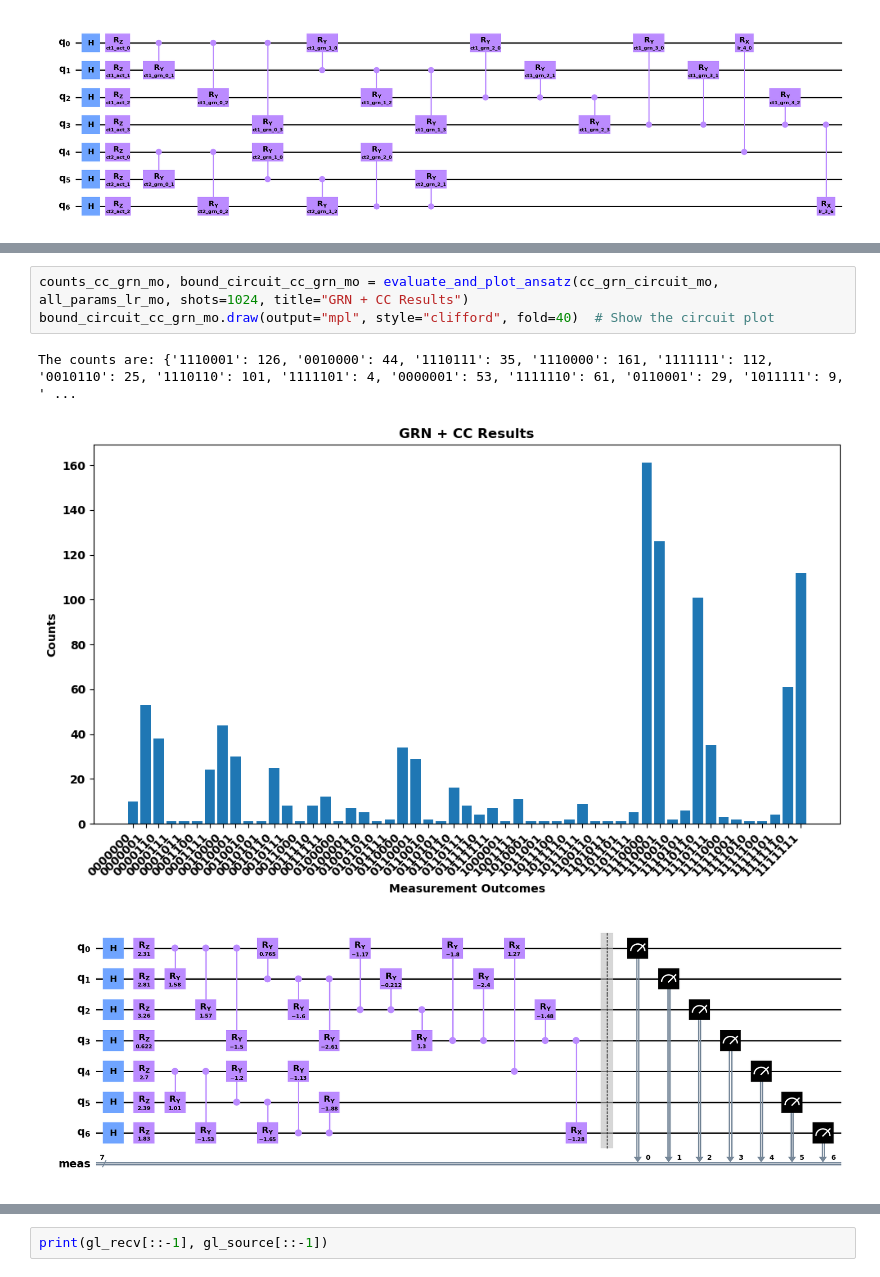
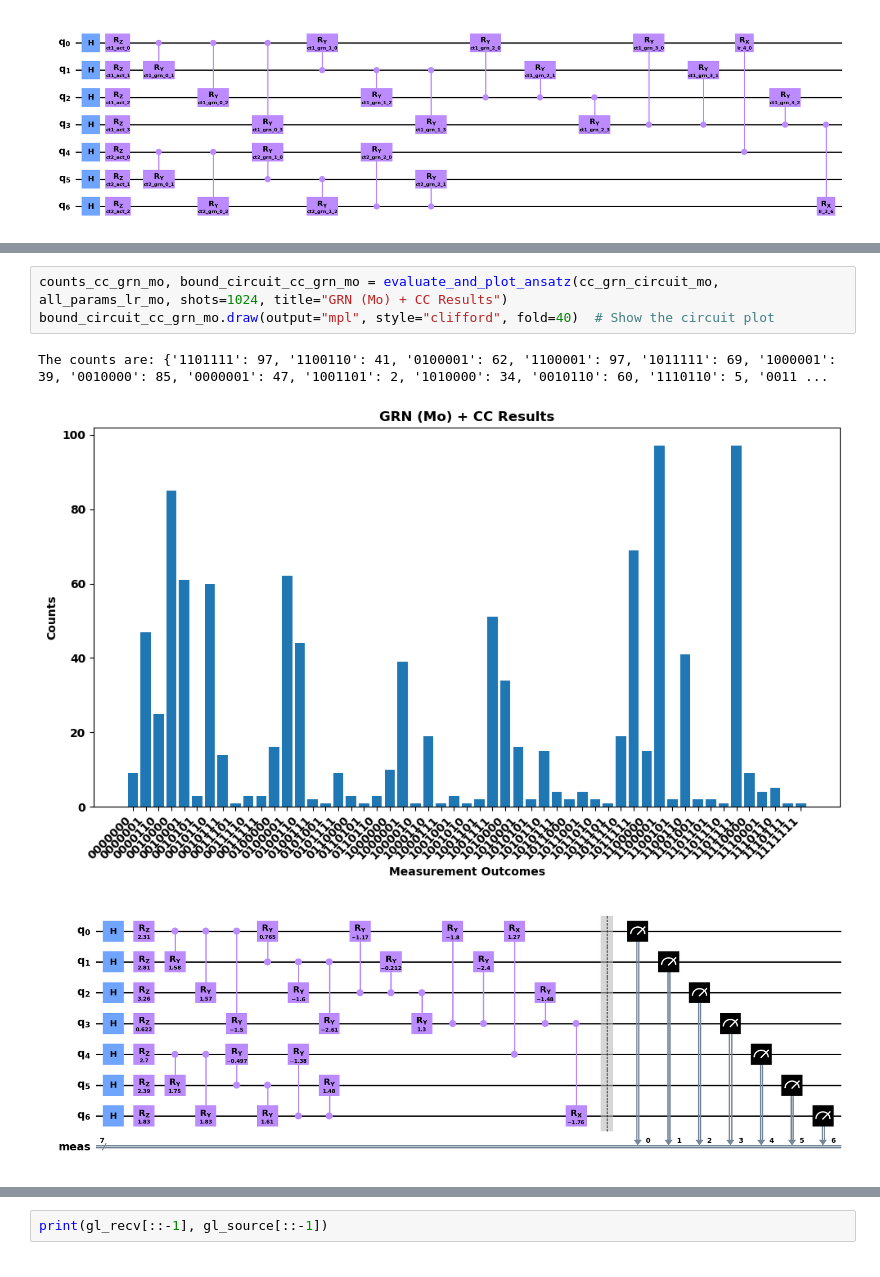
Before and after one commit to cailab-tamu/QuantumXCT, a Jupyter notebook: python/cc_grn_opt2.ipynb, the cells around one changed output, grey strips where cells are left out. Cells and saved outputs as stored; diff of their text form.

```diff
--- a/python/cc_grn_opt2.ipynb
+++ b/python/cc_grn_opt2.ipynb
@@ -611,9 +619,9 @@ Interaction observable LR custom:  SparsePauliOp(['ZIIIZII', 'IIIZIIZ'],
 # %%
-counts_cc_grn_mo, bound_circuit_cc_grn_mo = evaluate_and_plot_ansatz(cc_grn_circuit_mo, all_params_lr_mo, shots=1024, title="GRN + CC Results")
+counts_cc_grn_mo, bound_circuit_cc_grn_mo = evaluate_and_plot_ansatz(cc_grn_circuit_mo, all_params_lr_mo, shots=1024, title="GRN (Mo) + CC Results")
 bound_circuit_cc_grn_mo.draw(output="mpl", style="clifford", fold=40)  # Show the circuit plot
 # %% [output]
-The counts are: {'1110001': 126, '0010000': 44, '1110111': 35, '1110000': 161, '1111111': 112, '0010110': 25, '1110110': 101, '1111101': 4, '0000001': 53, '1111110': 61, '0110001': 29, '1011111': 9, ' ...
+The counts are: {'1101111': 97, '1100110': 41, '0100001': 62, '1100001': 97, '1011111': 69, '1000001': 39, '0010000': 85, '0000001': 47, '1001101': 2, '1010000': 34, '0010110': 60, '1110110': 5, '0011 ...
-[figure, old version]
+[figure, new version]
 [figure]
 # %%
 from qiskit.primitives import StatevectorEstimator
```
Also changed, not shown: parts of 15 cells of this notebook.
